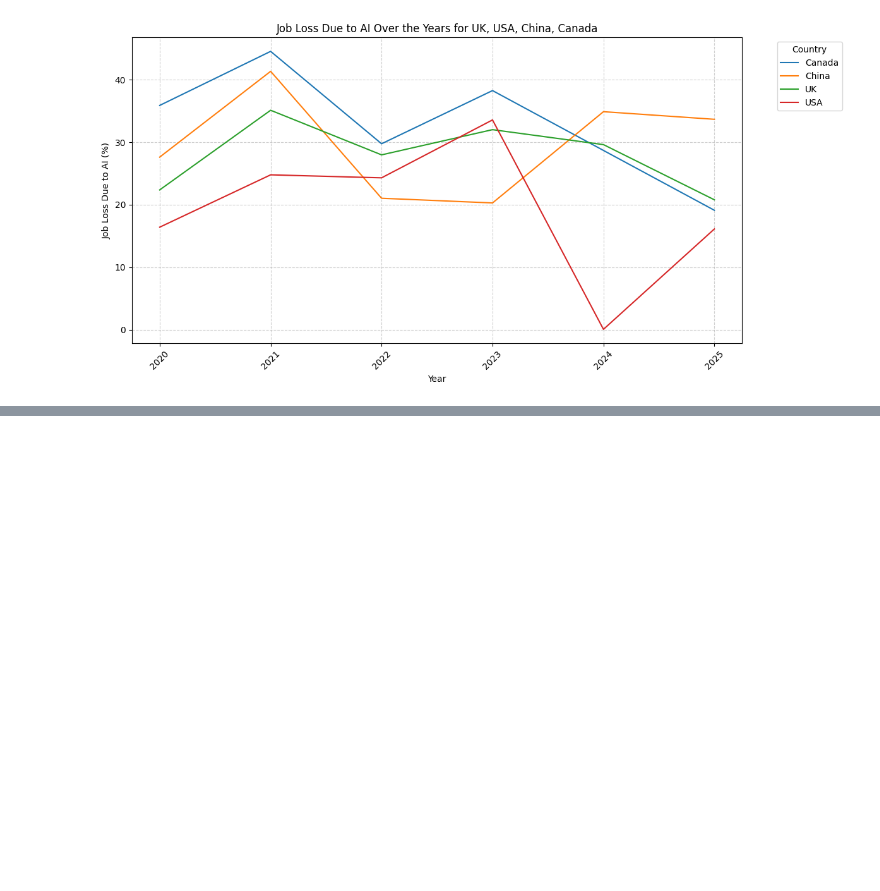
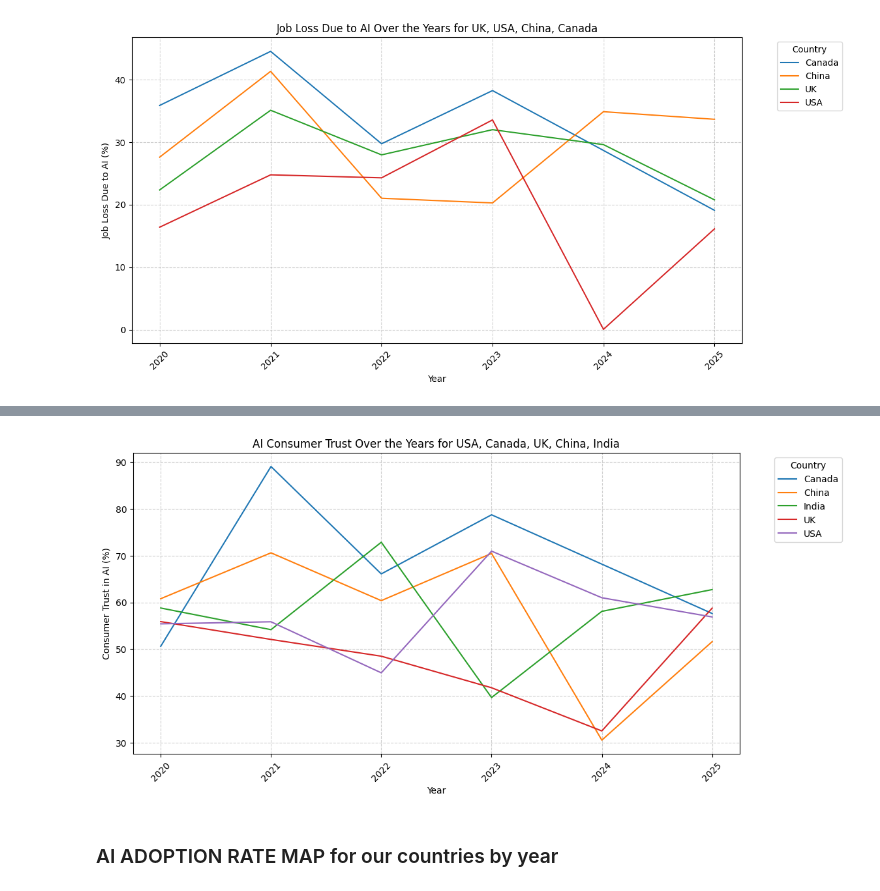
Before and after one commit to cesardushime/AI-Adoption-Job-Displacement-Analysis-2020-2025, a Jupyter notebook: ai_adoption_EDA.ipynb, the cells around one changed output, grey strips where cells are left out. Saved outputs shown, nothing was run; the diff lists cells and outputs as text; code cells hidden in the pictures; blank space fills up the shorter version.

```diff
--- a/ai_adoption_EDA.ipynb
+++ b/ai_adoption_EDA.ipynb
@@ -444,0 +474,48 @@ country_jobloss(df, ['UK', 'USA', 'China', 'Canada'])
+# %%
+# AI Consumer Trust by Countries
+
+def plot_ai_consumer_trust(df, countries=None):
+    """
+    Plot AI consumer trust over the years for specified countries.
+
+    Parameters:
+    - df (DataFrame): The dataset to use.
+    - countries (str or list of str, optional): Country name(s) to filter. If None, plot for all countries.
+
+    Usage:
+    plot_ai_consumer_trust(df, 'USA')  # Single country
+    plot_ai_consumer_trust(df, ['USA', 'Canada'])  # Multiple countries
+"""
+    # Filter and prepare the data
+    consumer_trust = df.groupby(['Year', 'Country'])['Consumer Trust in AI (%)'].mean().reset_index()
+    consumer_trust = consumer_trust.sort_values(by='Year')
+
+    if countries:
+        try:
+            if isinstance(countries, str): # Handle single country string input
+                countries = [countries]
+            consumer_trust = consumer_trust[consumer_trust['Country'].isin(countries)]
+        except Exception as e:
+            print(f"Error filtering countries: {e}")
+            return
+
+    # Plotting the consumer trust rate by year and country
+    plt.figure(figsize=(12, 6))
+    sns.lineplot(x='Year', y='Consumer Trust in AI (%)', hue='Country', data=consumer_trust, palette='tab10')
+
+    title = "AI Consumer Trust Over the Years"
+    if countries:
+        title += f" for {', '.join(countries)}" # Add countries to title, if provided by the user
+    plt.title(title)
+    plt.xlabel('Year')
+    plt.ylabel('Consumer Trust in AI (%)')
+    plt.xticks(rotation=45, fontsize=10)
+    plt.yticks(rotation=0, fontsize=10)
+    plt.legend(title='Country', bbox_to_anchor=(1.05, 1), loc='upper left')
+    plt.grid(True, linestyle='--', alpha=0.6)
+# %%
+plot_ai_consumer_trust(df, ['USA', 'Canada', 'UK', 'China', 'India'])
+# %% [output]
+[figure, added]
+# %% [markdown]
+### AI ADOPTION RATE MAP for our countries by year
```
Also changed, not shown: parts of 6 cells of this notebook.
